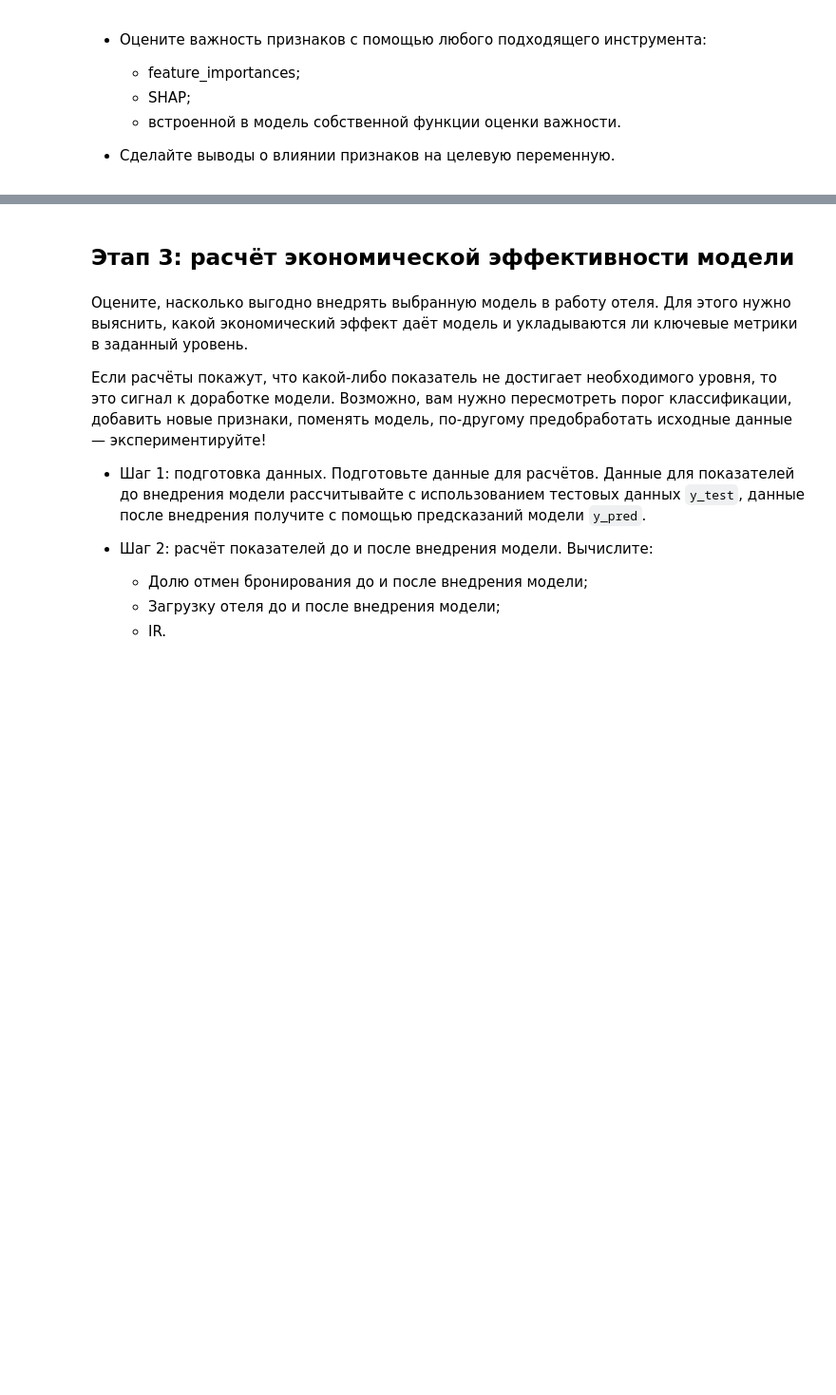
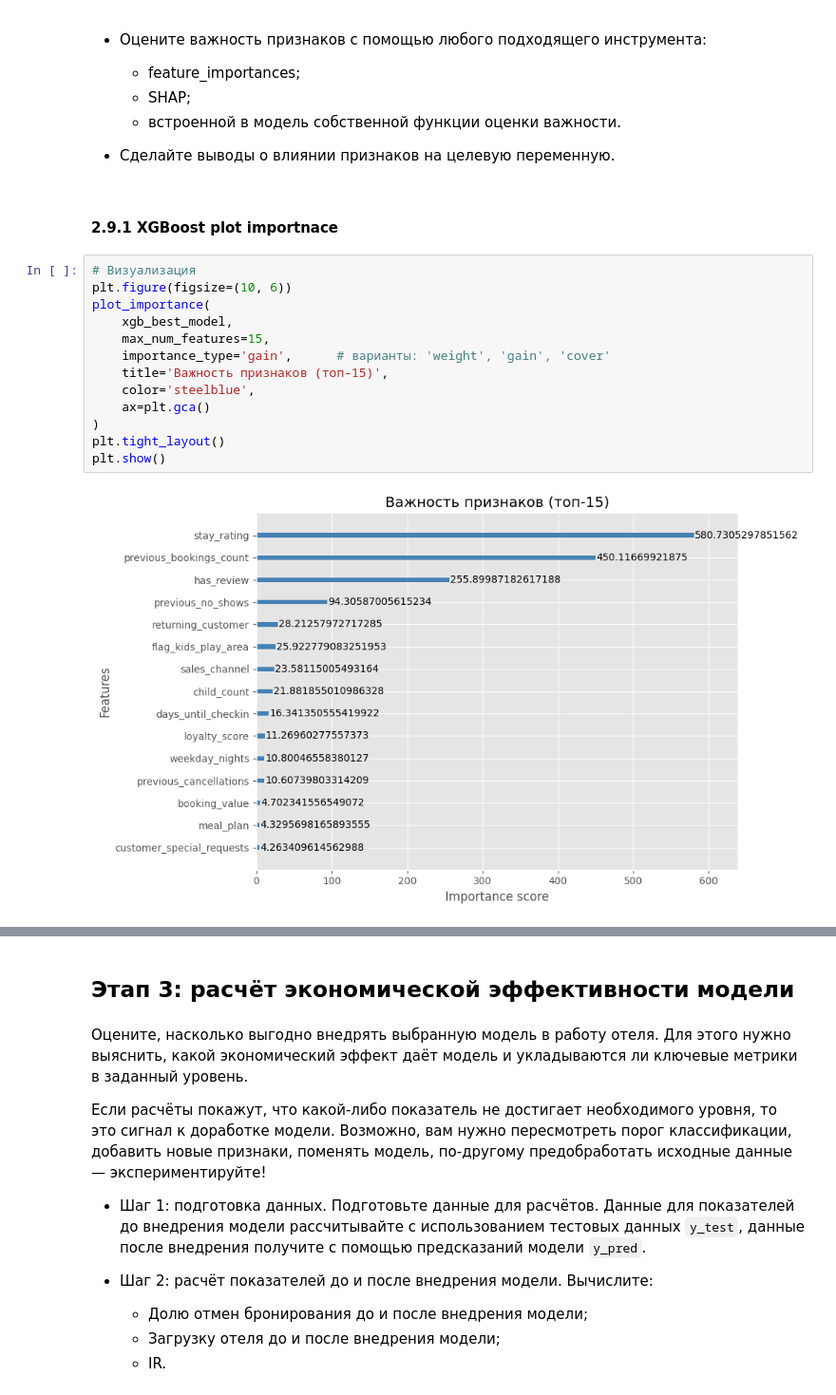
Before and after one commit to TemaQDX/project_module_04_urbanstay, a Jupyter notebook: project_module_04_urbanstay_Artem_Burov.ipynb, the cells around one changed output, grey strips where cells are left out. Shown at 95% size. Drawn from its saved outputs; the diff is of its cells as text; blank space fills up the shorter version.

```diff
--- a/project_module_04_urbanstay_Artem_Burov.ipynb
+++ b/project_module_04_urbanstay_Artem_Burov.ipynb
@@ -3322,3 +3345,20 @@ IR (%)                             61.01%          57.79%
   - встроенной в модель собственной функции оценки важности.
 
 - Сделайте выводы о влиянии признаков на целевую переменную.
+# %% [markdown]
+#### 2.9.1 XGBoost plot importnace
+# %%
+# Визуализация
+plt.figure(figsize=(10, 6))
+plot_importance(
+    xgb_best_model,
+    max_num_features=15,
+    importance_type='gain',      # варианты: 'weight', 'gain', 'cover'
+    title='Важность признаков (топ‑15)',
+    color='steelblue',
+    ax=plt.gca()
+)
+plt.tight_layout()
+plt.show()
+# %% [output]
+[figure, added]
```
Also changed, not shown: parts of 13 cells of this notebook.
